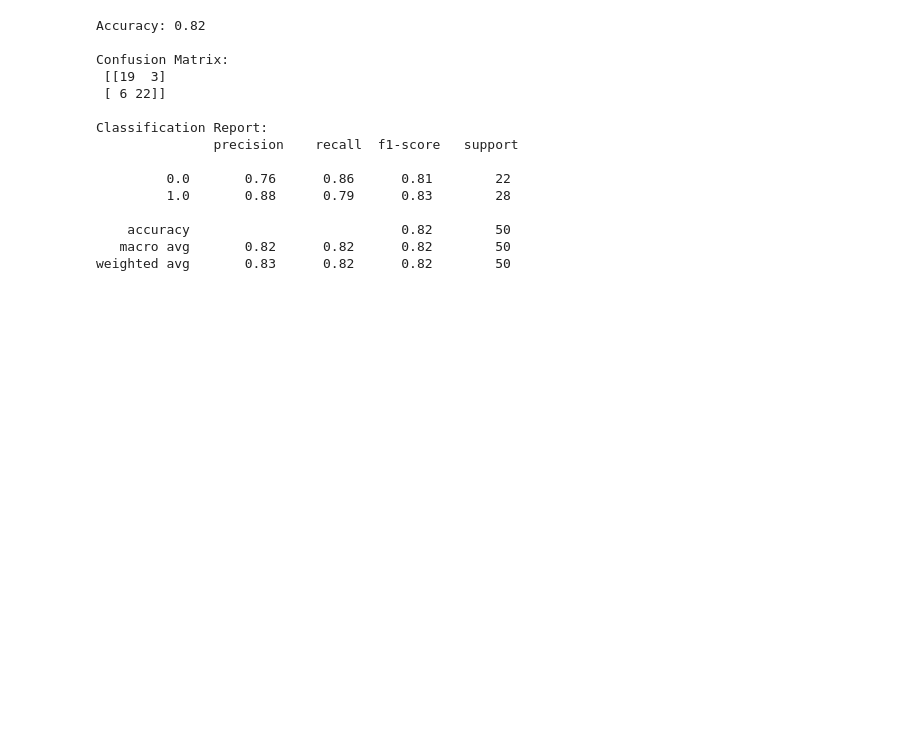
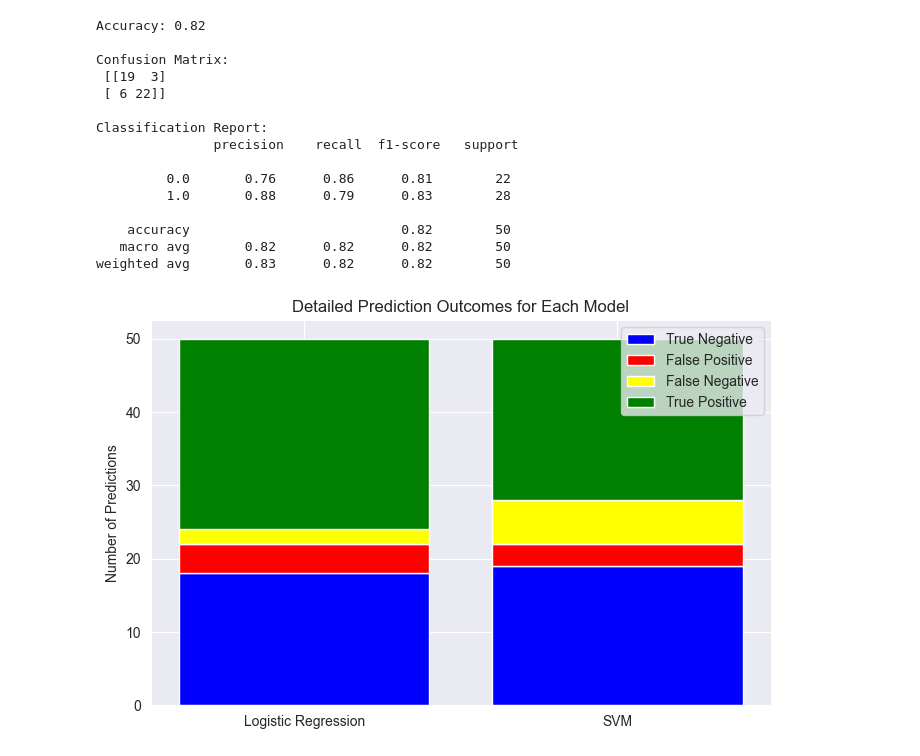
Before and after one commit to StephenMurph/CT401-Assignment-1, a Jupyter notebook: Support Vector Machines training.ipynb, the cells around one changed output. Cells and saved outputs as stored; diff of their text form; code cells hidden in the pictures; blank space fills up the shorter version.

Commit message:
added visualisation for final results

```diff
--- a/Support Vector Machines training.ipynb
+++ b/Support Vector Machines training.ipynb
@@ -302,0 +306,38 @@ weighted avg       0.83      0.82      0.82        50
+# %%
+# Load both prediction CSVs
+lr_df = pd.read_csv('lr_test_predictions.csv')
+svm_df = pd.read_csv('svm_test_predictions.csv')
+
+# Ensure the same order of rows
+assert all(lr_df['fire'] == svm_df['fire'])
+
+y_test = lr_df['fire']
+y_pred_lr = lr_df['predicted_fire_lr']
+y_pred_svm = svm_df['predicted_fire_svm']
+# %%
+def get_confusion_counts(y_true, y_pred):
+    tn, fp, fn, tp = confusion_matrix(y_true, y_pred).ravel()
+    return tn, fp, fn, tp
+
+tn_lr, fp_lr, fn_lr, tp_lr = get_confusion_counts(y_test, y_pred_lr)
+
+tn_svm, fp_svm, fn_svm, tp_svm = get_confusion_counts(y_test, y_pred_svm)
+
+models = ['Logistic Regression', 'SVM']
+TN = [tn_lr, tn_svm]
+FP = [fp_lr, fp_svm]
+FN = [fn_lr, fn_svm]
+TP = [tp_lr, tp_svm]
+
+plt.figure(figsize=(8,5))
+plt.bar(models, TN, color='blue', label='True Negative')
+plt.bar(models, FP, bottom=TN, color='red', label='False Positive')
+plt.bar(models, FN, bottom=[TN[i]+FP[i] for i in range(len(models))], color='yellow', label='False Negative')
+plt.bar(models, TP, bottom=[TN[i]+FP[i]+FN[i] for i in range(len(models))], color='green', label='True Positive')
+
+plt.ylabel('Number of Predictions')
+plt.title('Detailed Prediction Outcomes for Each Model')
+plt.legend()
+plt.show()
+# %% [output]
+[figure, added]
```
Also changed, not shown: parts of 1 cell of this notebook, 1 other file.
